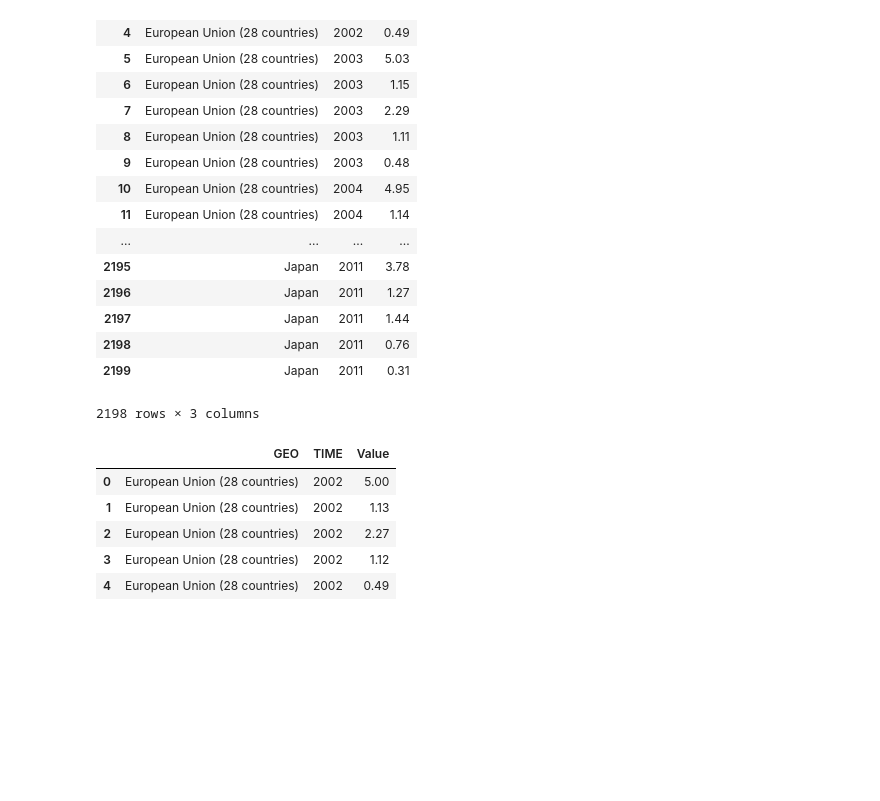
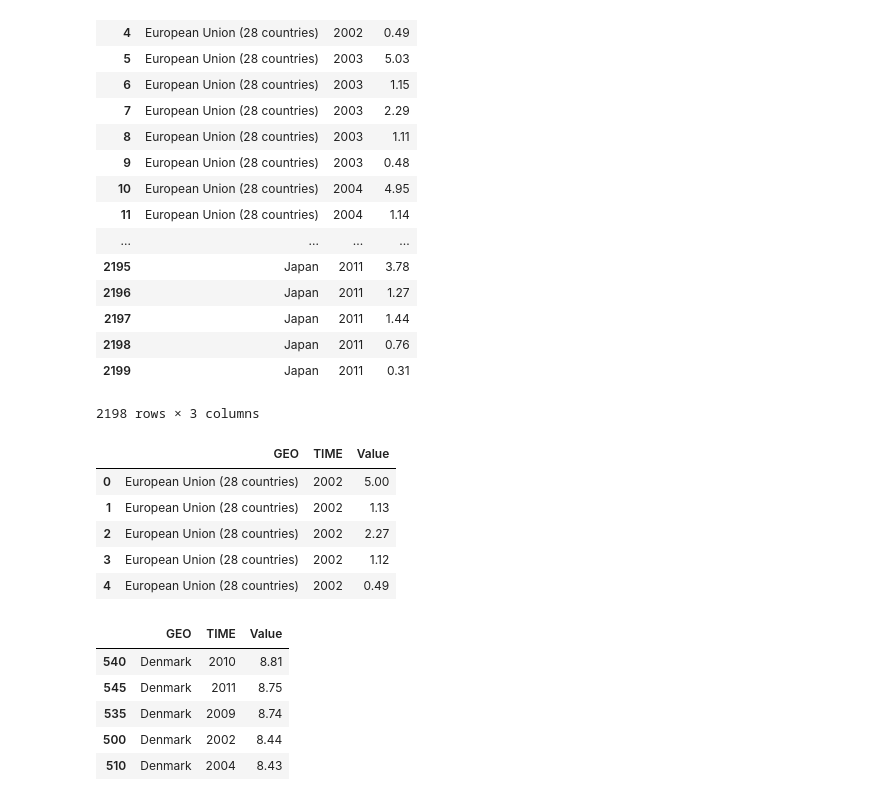
Before and after one commit to JanineW/Data-Science-with-Python, a Jupyter notebook: DescriptiveStatistics.ipynb, the cells around one changed output. Saved outputs shown, nothing was run; the diff lists cells and outputs as text; code cells hidden in the pictures; blank space fills up the shorter version.

```diff
--- a/DescriptiveStatistics.ipynb
+++ b/DescriptiveStatistics.ipynb
@@ -287,0 +293,12 @@ eduDrop.head()
+# %%
+#Sorting
+# Notice the variable name and Capital letter
+edu.sort_values(by = 'Value', ascending = False, inplace = True)
+edu.head()
+# %% [output]
+|  | GEO | TIME | Value |
+| 540 | Denmark | 2010 | 8.81 |
+| 545 | Denmark | 2011 | 8.75 |
+| 535 | Denmark | 2009 | 8.74 |
+| 500 | Denmark | 2002 | 8.44 |
+| 510 | Denmark | 2004 | 8.43 |
```
Also changed, not shown: parts of 6 cells of this notebook, 13 other files.
